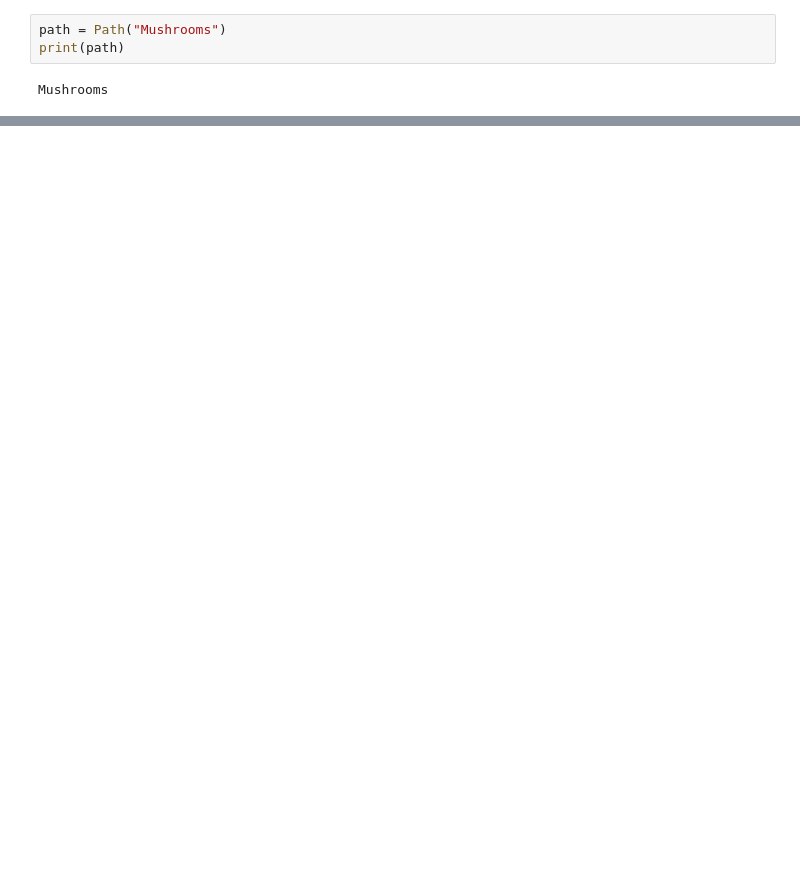
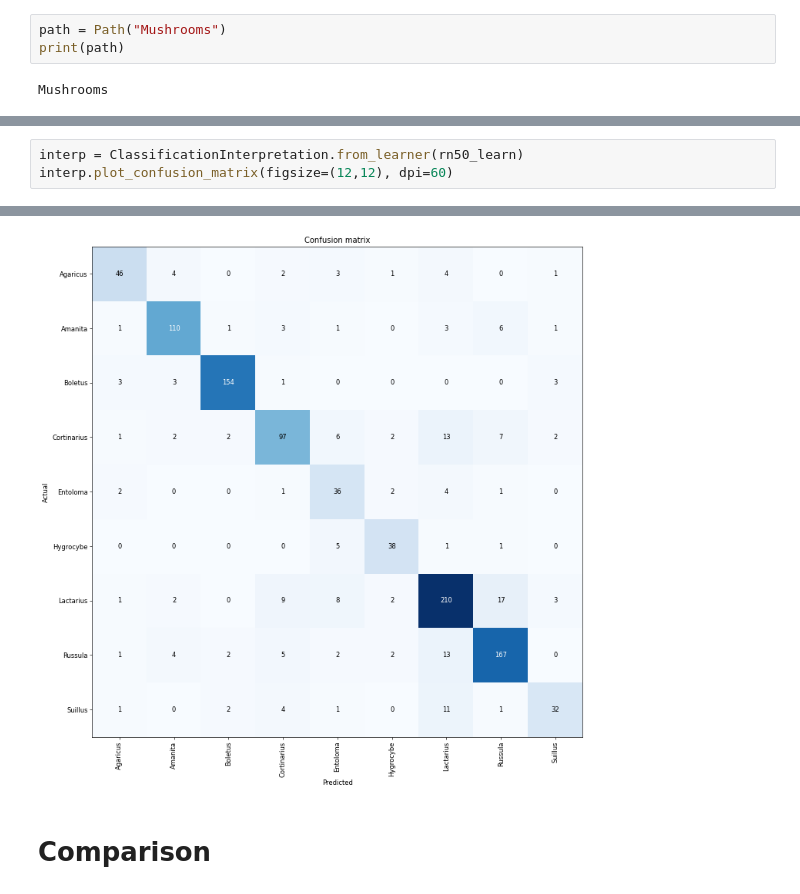
Before and after one commit to Fenrir7Asteron/MushroomClassification, a Jupyter notebook: mushrooms-classification.ipynb, the cells around one changed output, grey strips where cells are left out. Saved outputs shown, nothing was run; the diff lists cells and outputs as text; blank space fills up the shorter version.

```diff
--- a/mushrooms-classification.ipynb
+++ b/mushrooms-classification.ipynb
@@ -73,0 +169,4 @@ learn.show_results()
+# %%
+interp = ClassificationInterpretation.from_learner(rn50_learn)
+interp.plot_confusion_matrix(figsize=(12,12), dpi=60)
+# %% [output]
@@ -73,0 +174,3 @@ learn.show_results()
+[figure, added]
+# %% [markdown]
+# Comparison
```
Also changed, not shown: parts of 29 cells of this notebook.
